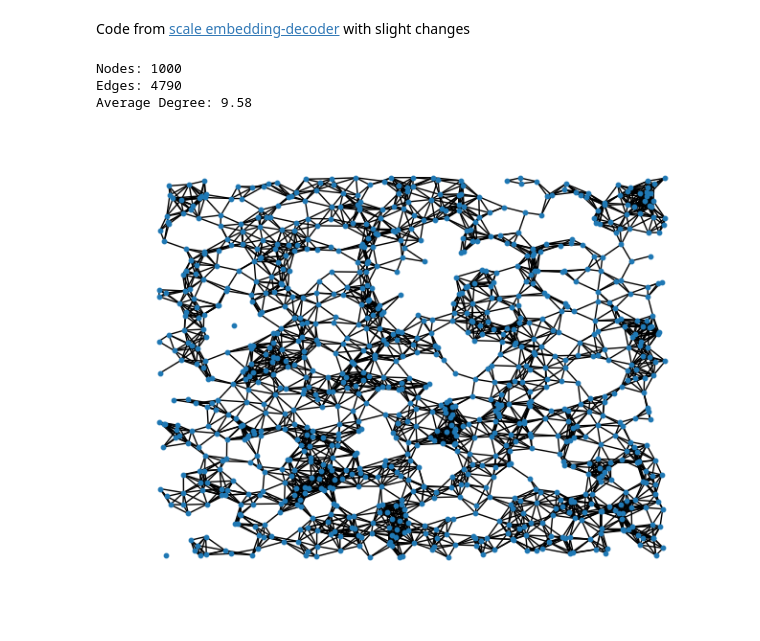
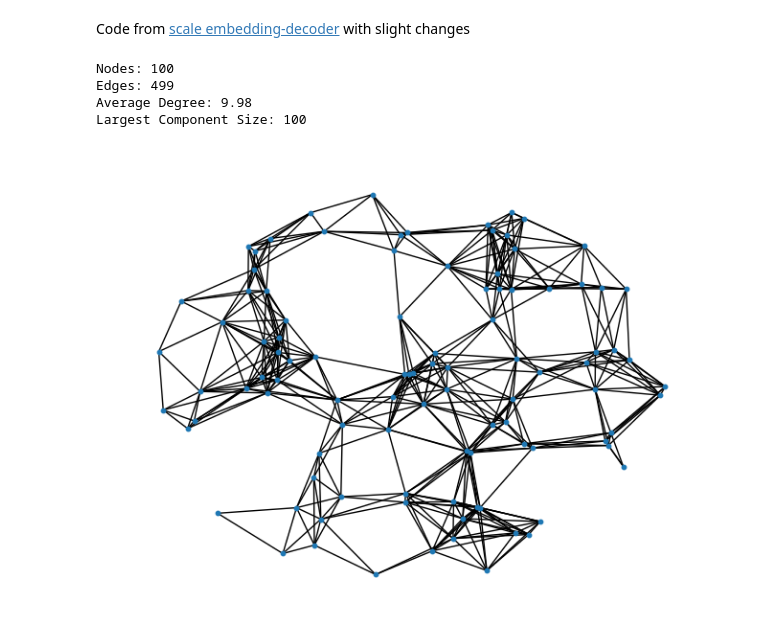
Before and after one commit to HydrofinLoewenherz/embedding-eval-framework, a Jupyter notebook: scale/embedding-decode.ipynb, the cells around one changed output. Saved outputs shown, nothing was run; the diff lists cells and outputs as text; code cells hidden in the pictures.

Commit message:
add custom methods for generating graph points

```diff
--- a/scale/embedding-decode.ipynb
+++ b/scale/embedding-decode.ipynb
@@ -13,7 +14,7 @@ args = Map(
     batch_size = 64,
     epochs = 7,
     random_seed = None,
-    graph_size = 1000,
+    graph_size = 100,
     graph_average_degree = 10,
     layers = 3,
     layer_size = 16
@@ -21,19 +22,22 @@ args = Map(
 # %%
 rg_radius = math.sqrt(args.graph_average_degree / (args.graph_size * math.pi))
 
-pos = {i: (random.uniform(0, 1), random.uniform(0, 1)) for i in range(args.graph_size)}
+pos = list_to_dict(gen_disc(args.graph_size))
 nx_graph = nx.random_geometric_graph(args.graph_size, rg_radius, pos=pos)  # not based on rng seed yet!
 largest_component = max(nx.connected_components(nx_graph), key=len)
 
 print(f'Nodes: {nx_graph.number_of_nodes()}')
 print(f'Edges: {nx_graph.number_of_edges()}')
 print(f'Average Degree: {2.0 * nx_graph.number_of_edges() / nx_graph.number_of_nodes()}')
+print(f'Largest Component Size: {len(largest_component)}')
+#pos = nx.circular_layout(nx_graph)
 nx.draw(nx_graph, pos, node_size=10)
 # %% [output]
-Nodes: 1000
-Edges: 4790
-Average Degree: 9.58
+Nodes: 100
+Edges: 499
+Average Degree: 9.98
+Largest Component Size: 100
-[figure, old version]
+[figure, new version]
 # %%
 # tensorflow
 
```
Also changed, not shown: parts of 1 cell of this notebook, 1 other file.
